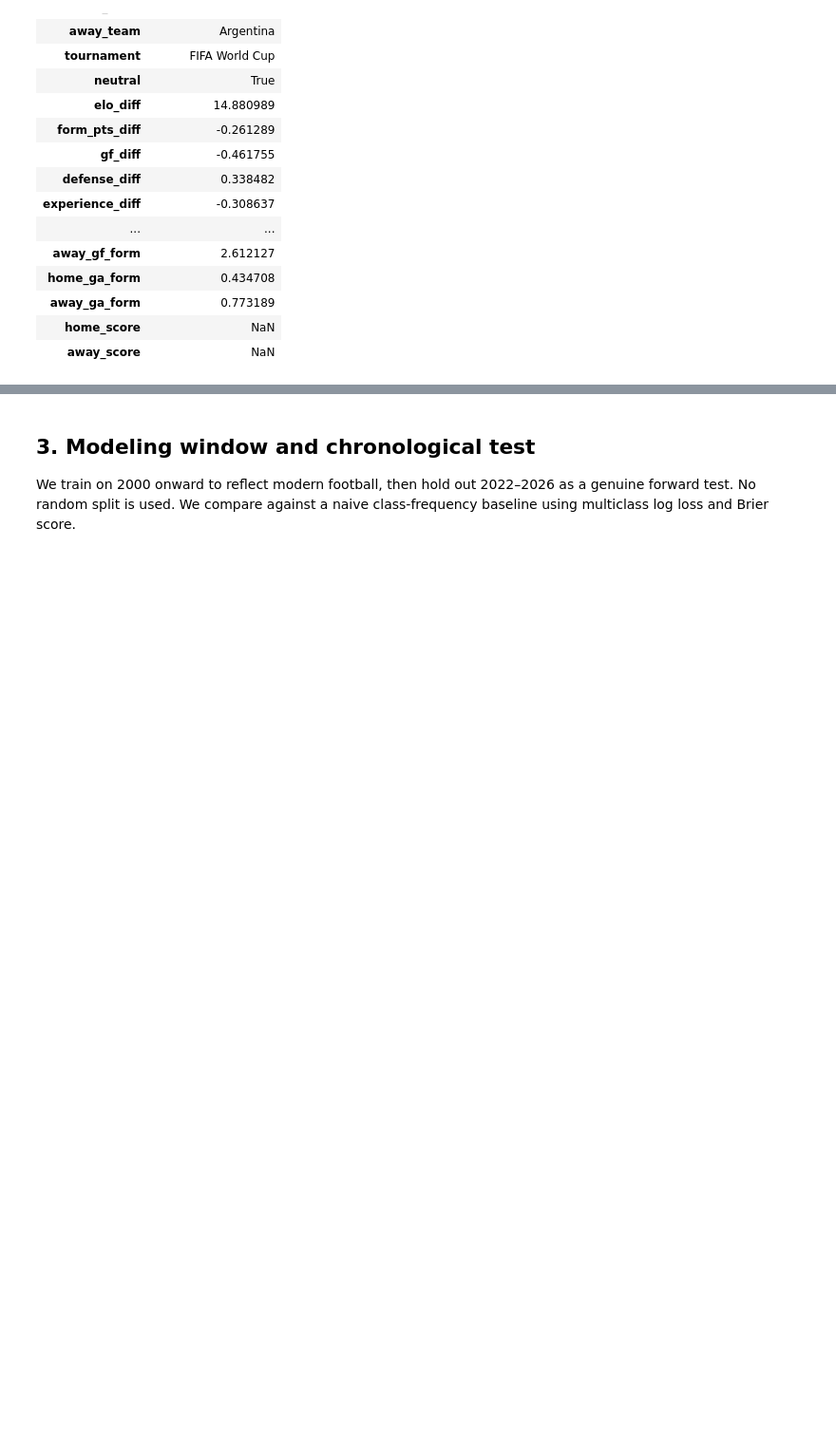
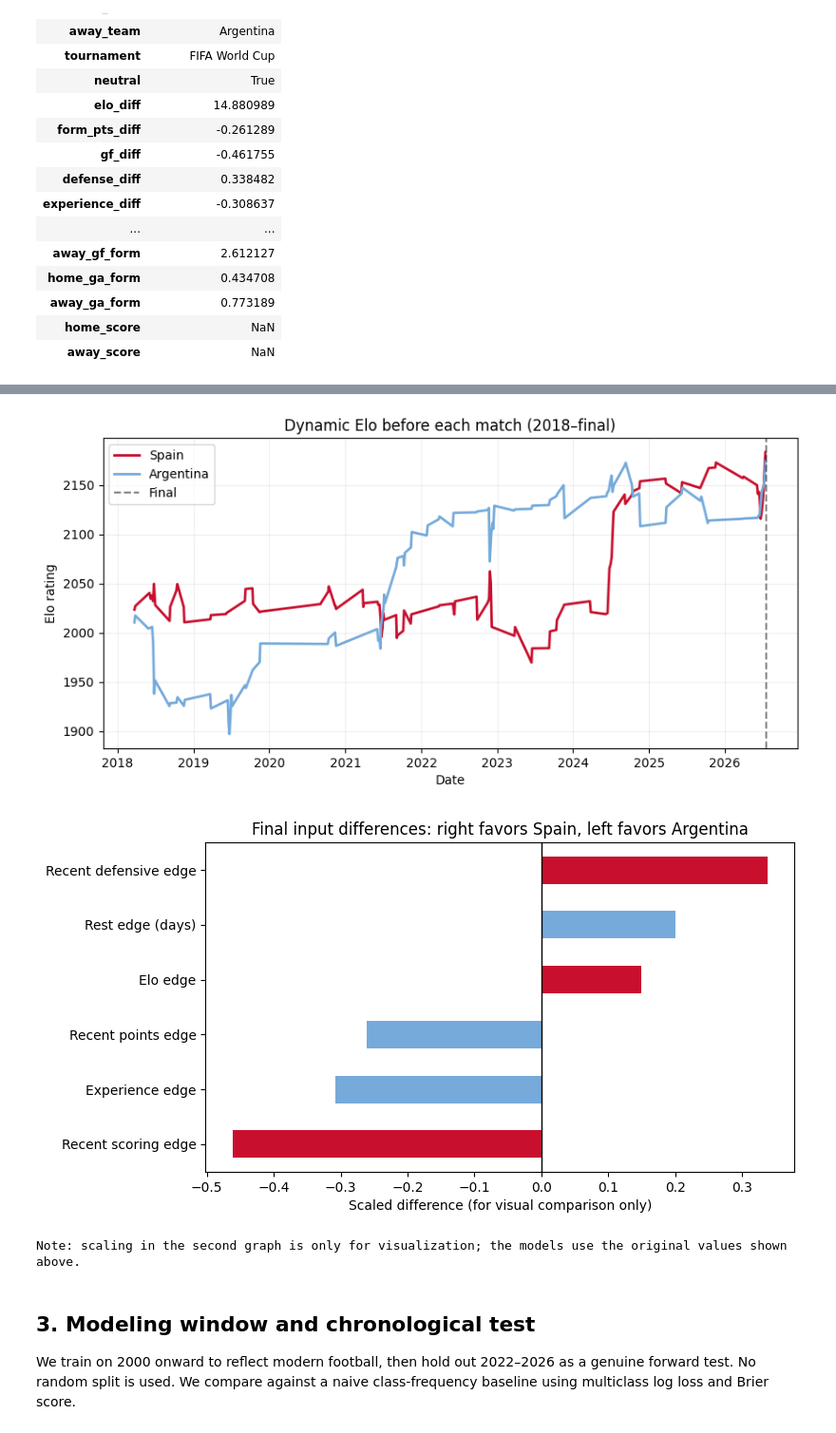
Before and after one commit to maxmatkovski/WorldCup, a Jupyter notebook: world_cup_final_prediction.ipynb, the cells around one changed output, grey strips where cells are left out. Shown at 95% size. Saved outputs shown, nothing was run; the diff lists cells and outputs as text; code cells hidden in the pictures; blank space fills up the shorter version.

Commit message:
Add visual explanations to prediction notebook

```diff
--- a/world_cup_final_prediction.ipynb
+++ b/world_cup_final_prediction.ipynb
@@ -212,3 +217,36 @@ display(final_x.T)
+# %%
+elo_history = feat.iloc[:len(matches)][['date','home_team','away_team','home_elo','away_elo']]
+parts=[]
+for team in [FINAL_HOME, FINAL_AWAY]:
+    h=elo_history[elo_history.home_team==team][['date','home_elo']].rename(columns={'home_elo':'pre_match_elo'})
+    a=elo_history[elo_history.away_team==team][['date','away_elo']].rename(columns={'away_elo':'pre_match_elo'})
+    z=pd.concat([h,a]).sort_values('date'); z['team']=team; parts.append(z)
+eh=pd.concat(parts)
+fig,ax=plt.subplots(figsize=(10,4.5))
+for team,color in [(FINAL_HOME,'#c8102e'),(FINAL_AWAY,'#75aadb')]:
+    z=eh[(eh.team==team)&(eh.date>='2018-01-01')]
+    ax.plot(z.date,z.pre_match_elo,label=team,color=color,lw=2)
+ax.axvline(FINAL_DATE,color='black',ls='--',alpha=.5,label='Final')
+ax.set(title='Dynamic Elo before each match (2018–final)',ylabel='Elo rating',xlabel='Date')
+ax.legend(); ax.grid(alpha=.2); plt.show()
+
+# Direct final-feature comparison, expressed in the natural direction “higher favors Spain.”
+comparison=pd.Series({
+ 'Elo edge':final_x.elo_diff.iloc[0]/100,
+ 'Recent points edge':final_x.form_pts_diff.iloc[0],
+ 'Recent scoring edge':final_x.gf_diff.iloc[0],
+ 'Recent defensive edge':final_x.defense_diff.iloc[0],
+ 'Experience edge':final_x.experience_diff.iloc[0],
+ 'Rest edge (days)':(final_x.home_rest.iloc[0]-final_x.away_rest.iloc[0])/5
+})
+colors=['#c8102e' if v>=0 else '#75aadb' for v in comparison]
+ax=comparison.sort_values().plot.barh(figsize=(8,4.5),color=colors,title='Final input differences: right favors Spain, left favors Argentina')
+ax.axvline(0,color='black',lw=1); ax.set_xlabel('Scaled difference (for visual comparison only)'); plt.show()
+print('Note: scaling in the second graph is only for visualization; the models use the original values shown above.')
+# %% [output]
+[figure, added]
+[figure, added]
+Note: scaling in the second graph is only for visualization; the models use the original values shown above.
 # %% [markdown]
 ## 3. Modeling window and chronological test
 
```
Also changed, not shown: parts of 10 cells of this notebook, 1 other file.
